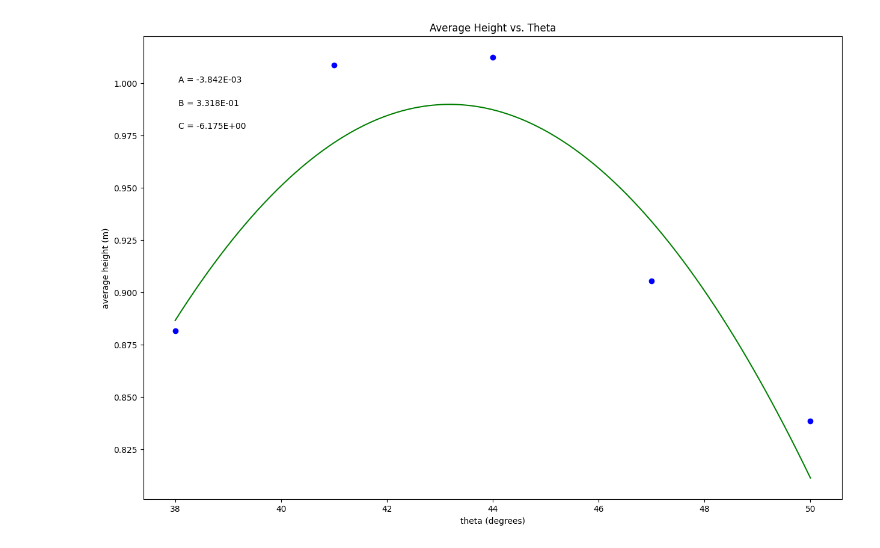
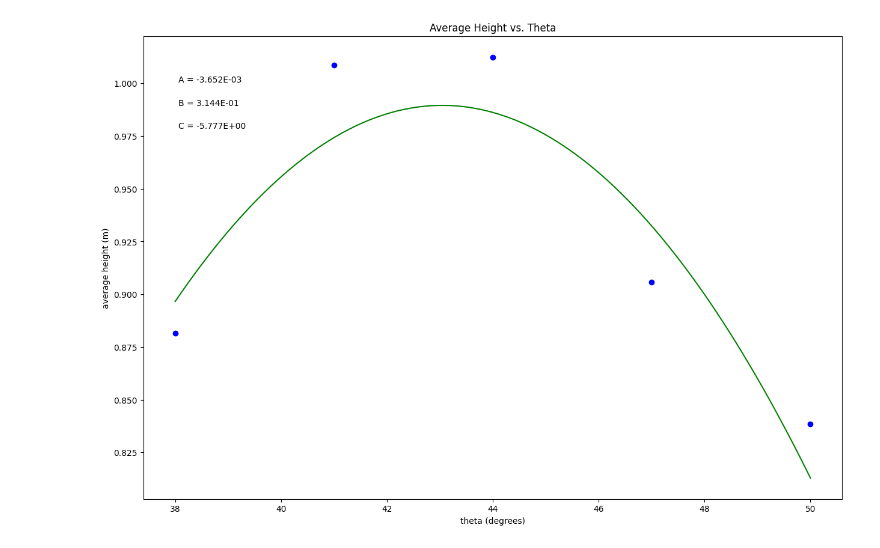
Before and after one commit to emoney175343/PHSX_216N, a Jupyter notebook: PHSX_216N_SEP_20.ipynb, the cells around one changed output. Drawn from its saved outputs; the diff is of its cells as text; code cells hidden in the pictures.

```diff
--- a/PHSX_216N_SEP_20.ipynb
+++ b/PHSX_216N_SEP_20.ipynb
@@ -22,7 +22,7 @@ ybar = np.array([0.8386, 0.9056, 1.0124, 1.0086, 0.8816]) #what are units?
 #Create array for uncertainties in y variable
 #CHANGE THE VARIABLE NAME and numbers to match your data
 
-err_ybar = np.array([0.0076,0.0108,0.0043,0.0085,0.0169])
+err_ybar = np.array([0.0076,0.0108,0.0043,0.0085,0.0094])
 
 #-----------------------------------------------------------------------#
 #--------------------------Plotting Code Below--------------------------#
@@ -49,31 +49,31 @@ y_label= 'average height (m)'
 #size the plot
 plt.figure(figsize=(15,10))
 
 #create scatter plot
 plt.scatter(x, y, color='blue', marker='o')
 
 #create labels
 plt.xlabel(x_label)
 plt.ylabel(y_label)
 plt.title(plot_title)
 
 #fitting to a 2nd degree polynomial
 c,b,a=np.polynomial.polynomial.polyfit(x,y,2,w=dy)
 
 #Annotate with values of A, B, C from best fit polynomial
 plt.annotate('A = {value:.{digits}E}'.format(value=a, digits=3),
              (0.05, 0.9), xycoords='axes fraction')
 
 plt.annotate('B = {value:.{digits}E}'.format(value=b, digits=3),
              (0.05, 0.85), xycoords='axes fraction')
 
 plt.annotate('C = {value:.{digits}E}'.format(value=c, digits=3),
              (0.05, 0.8), xycoords='axes fraction')
 #Create fit line
 xnew = np.linspace(x.min(), x.max(), 300)
 fit = a*xnew**2 + b*xnew +c
 
 plt.plot(xnew, fit, color='green')
 plt.show()
 # %% [output]
-[figure, old version]
+[figure, new version]
```
